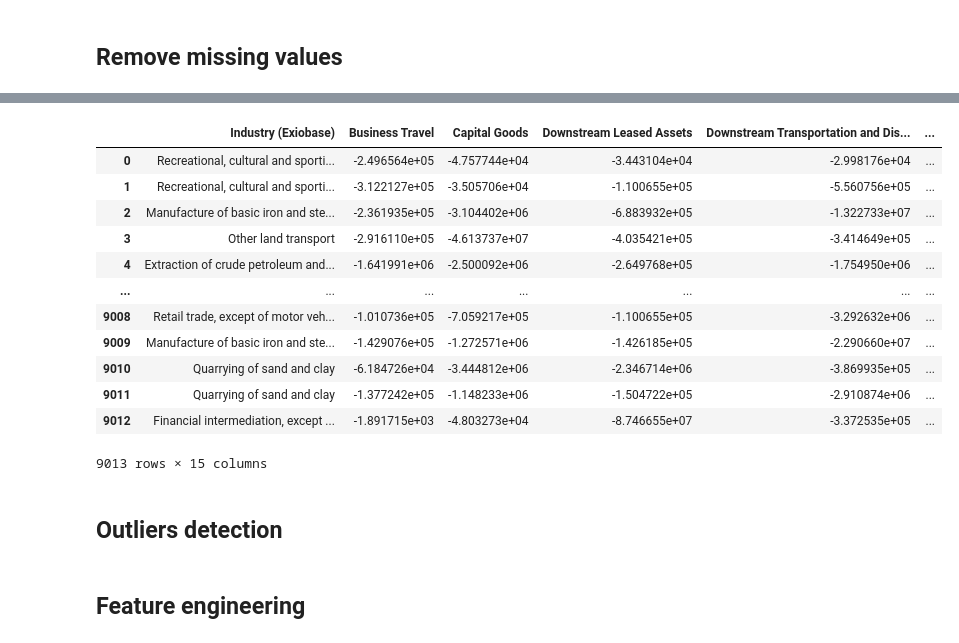
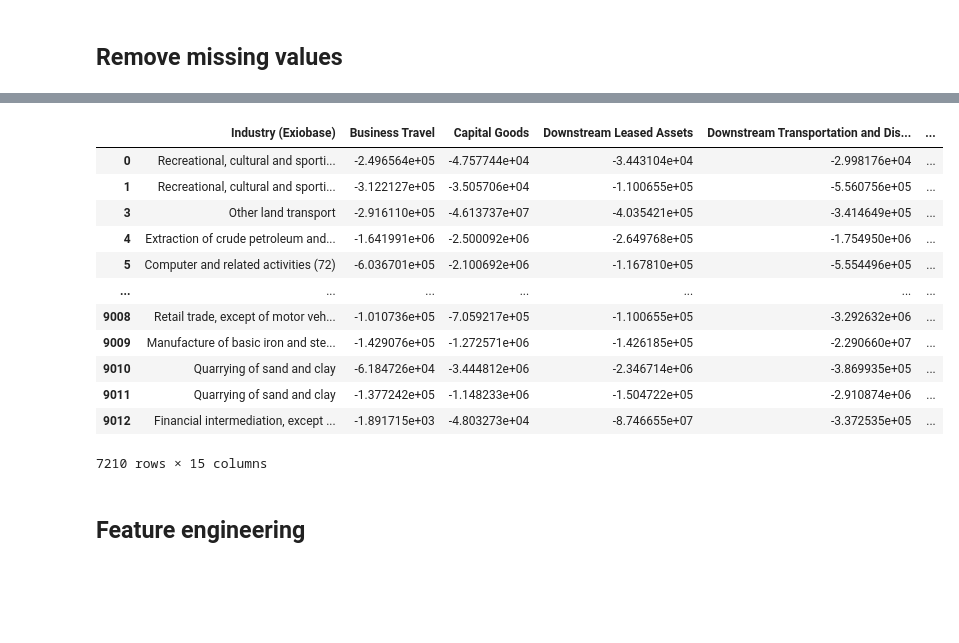
Before and after one commit to AdamPrzychodniPrivate/scope-3-emissions-prediction, a Jupyter notebook: notebooks/notebook_actual_pipeline.ipynb, the cells around one changed output, grey strips where cells are left out. Saved outputs shown, nothing was run; the diff lists cells and outputs as text; code cells hidden in the pictures; blank space fills up the shorter version.

```diff
--- a/notebooks/notebook.ipynb
+++ b/notebooks/notebook_actual_pipeline.ipynb
@@ -149,0 +154,20 @@ def _remove_missing_values(df: pd.DataFrame) -> pd.DataFrame:
+# %%
+from typing import List, Union
+
+def _remove_rows_with_missing_values(df: pd.DataFrame, columns: Union[str, List[str]] = None) -> pd.DataFrame:
+    """
+    Remove all rows containing missing values either from the whole DataFrame or from specific columns.
+
+    Args:
+        df (pd.DataFrame): Input DataFrame.
+        columns (Union[str, List[str]], optional): Column or list of columns to consider for row removal.
+                                                   If None, consider all columns. Default is None.
+
+    Returns:
+        pd.DataFrame: DataFrame with rows containing missing values removed.
+    """
+
+    if columns is not None:
+        return df.dropna(subset=columns)
+    else:
+        return df.dropna()
@@ -166,21 +241,36 @@ def preprocess_scope3(scope3_data: pd.DataFrame, parameters: Dict) -> pd.DataFra
+# %%
+def preprocess_data(data: pd.DataFrame, parameters: Dict) -> pd.DataFrame:
+    """Preprocesses data.
+
+    Args:
+        data: Raw data.
+
+    Returns:
+        Preprocessed data, with missing values removed.
+    """
+    # Example
+    df = data[parameters["features"]]
+    df = _remove_rows_with_missing_values(df)
+    df = _remove_outliers_isolation_forest(df)
+    preprocessed_data = df
+
+    return preprocessed_data
 # %%
-preprocessed_df = preprocess_scope3(df, features)
+preprocessed_data = preprocess_data(df, features)
 # %%
-preprocessed_df
+preprocessed_data
 # %% [output]
 [interactive output not drawn]
 |  | Industry (Exiobase) | Business Travel | Capital Goods | Downstream Leased Assets | Downstream Transportation and Dis... | ... |
 | 0 | Recreational, cultural and sporti... | -2.496564e+05 | -4.757744e+04 | -3.443104e+04 | -2.998176e+04 | ... |
 | 1 | Recreational, cultural and sporti... | -3.122127e+05 | -3.505706e+04 | -1.100655e+05 | -5.560756e+05 | ... |
-| 2 | Manufacture of basic iron and ste... | -2.361935e+05 | -3.104402e+06 | -6.883932e+05 | -1.322733e+07 | ... |
 | 3 | Other land transport | -2.916110e+05 | -4.613737e+07 | -4.035421e+05 | -3.414649e+05 | ... |
 | 4 | Extraction of crude petroleum and... | -1.641991e+06 | -2.500092e+06 | -2.649768e+05 | -1.754950e+06 | ... |
+| 5 | Computer and related activities (72) | -6.036701e+05 | -2.100692e+06 | -1.167810e+05 | -5.554496e+05 | ... |
 | ... | ... | ... | ... | ... | ... | ... |
 | 9008 | Retail trade, except of motor veh... | -1.010736e+05 | -7.059217e+05 | -1.100655e+05 | -3.292632e+06 | ... |
 | 9009 | Manufacture of basic iron and ste... | -1.429076e+05 | -1.272571e+06 | -1.426185e+05 | -2.290660e+07 | ... |
 | 9010 | Quarrying of sand and clay | -6.184726e+04 | -3.444812e+06 | -2.346714e+06 | -3.869935e+05 | ... |
 | 9011 | Quarrying of sand and clay | -1.377242e+05 | -1.148233e+06 | -1.504722e+05 | -2.910874e+06 | ... |
 | 9012 | Financial intermediation, except ... | -1.891715e+03 | -4.803273e+04 | -8.746655e+07 | -3.372535e+05 | ... |
-9013 rows × 15 columns
+7210 rows × 15 columns
-# %% [markdown]
-## Outliers detection
```
Also changed, not shown: parts of 18 cells of this notebook, 6 other files.
